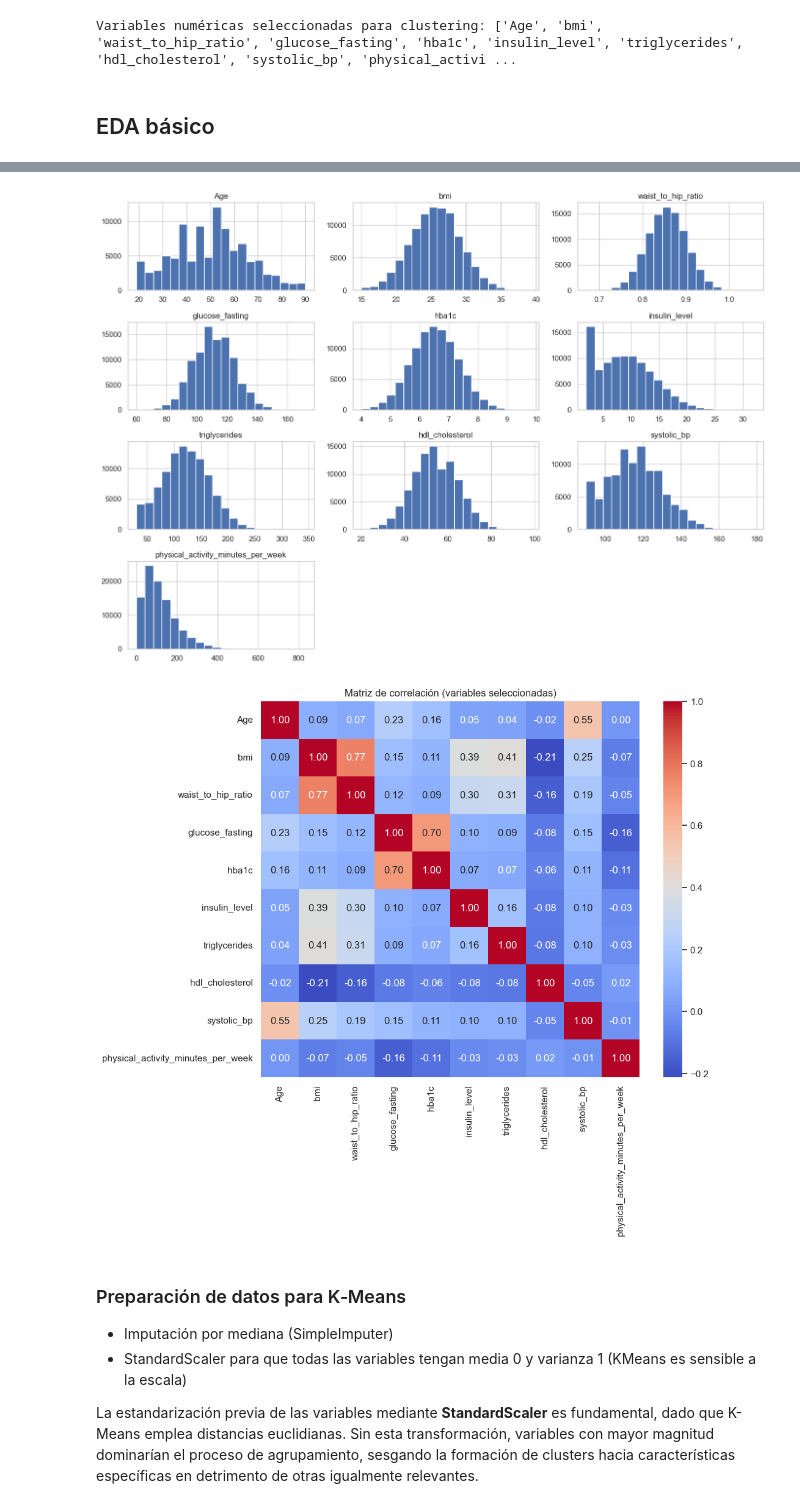
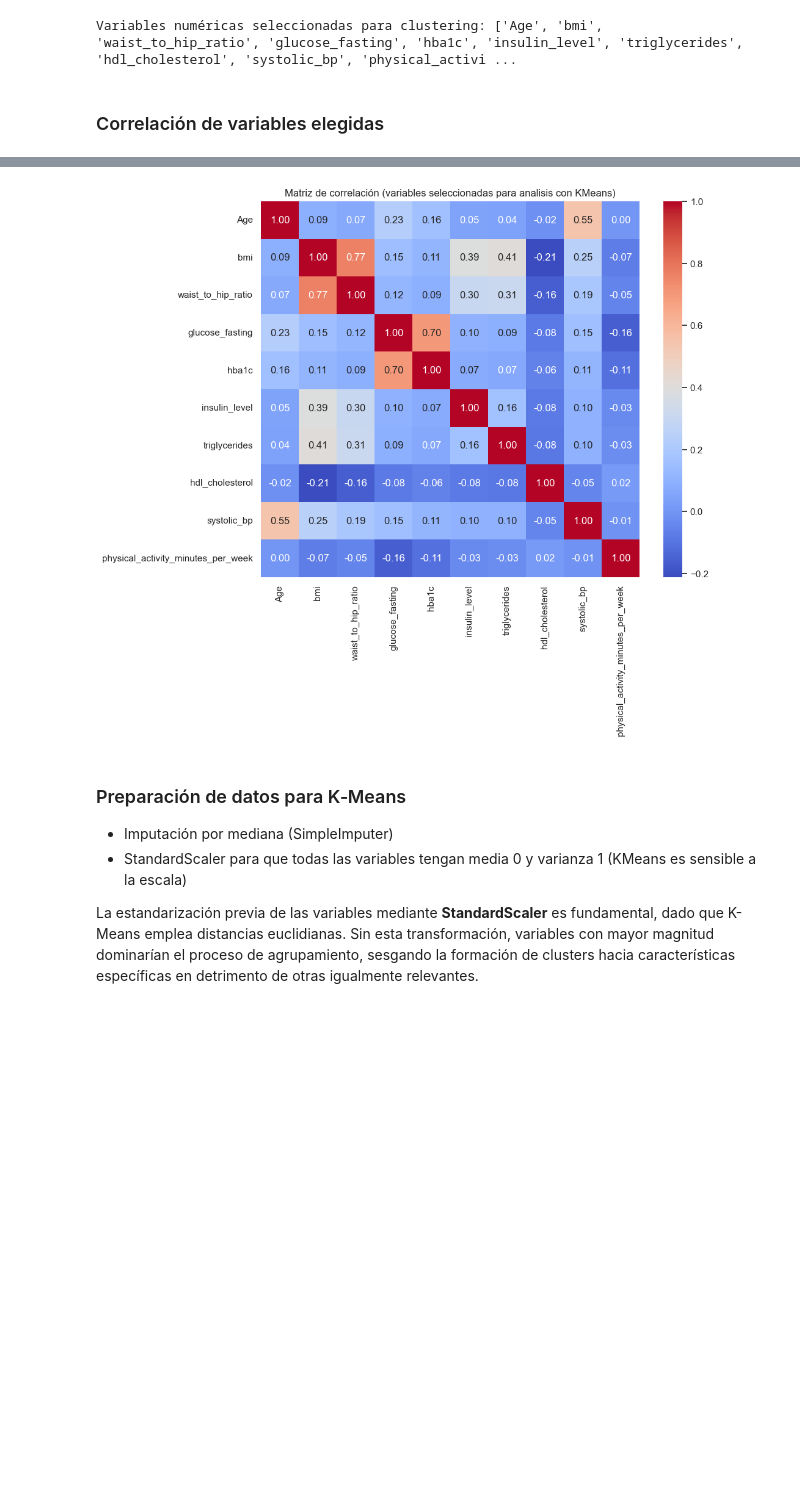
Before and after one commit to Bazan49/Statistical-Analysis-of-Diabetes-Indicators, a Jupyter notebook: Analisis_KMeans.ipynb, the cells around one changed output, grey strips where cells are left out. Cells and saved outputs as stored; diff of their text form; code cells hidden in the pictures; blank space fills up the shorter version.

Commit message:
feat: update kmeans conclusions

```diff
--- a/Analisis_KMeans.ipynb
+++ b/Analisis_KMeans.ipynb
@@ -84,21 +60,16 @@ else:
     vars_present = []
 # %% [output]
 Variables numéricas seleccionadas para clustering: ['Age', 'bmi', 'waist_to_hip_ratio', 'glucose_fasting', 'hba1c', 'insulin_level', 'triglycerides', 'hdl_cholesterol', 'systolic_bp', 'physical_activi ...
-# %% [markdown]
-## EDA básico
+# %% [markdown]
+### Correlación de variables elegidas
 # %%
 if df is not None and len(vars_present) > 0:
-    display(df[vars_present].describe().T)
-    # Histogramas
-    df[vars_present].hist(bins=20, figsize=(14,10))
-    plt.tight_layout()
-    plt.show()
     # Matriz de correlación
     if len(vars_present) >= 2:
         plt.figure(figsize=(10,8))
         sns.heatmap(df[vars_present].corr(), annot=True, fmt='.2f', cmap='coolwarm')
-        plt.title('Matriz de correlación (variables seleccionadas)')
+        plt.title('Matriz de correlación (variables seleccionadas para analisis con KMeans)')
         plt.show()
 else:
-    print('No hay variables seleccionadas para EDA. Revisa que el CSV tenga las columnas listadas.')
+    print('No hay variables seleccionadas para. Revisa que el CSV tenga las columnas listadas.')
 # %% [output]
@@ -116,5 +76,4 @@ else:
-[figure, old version]
+[figure, new version]
-[figure, removed]
 # %% [markdown]
 ### Preparación de datos para K‑Means
 - Imputación por mediana (SimpleImputer)
```
Also changed, not shown: parts of 5 cells of this notebook.
